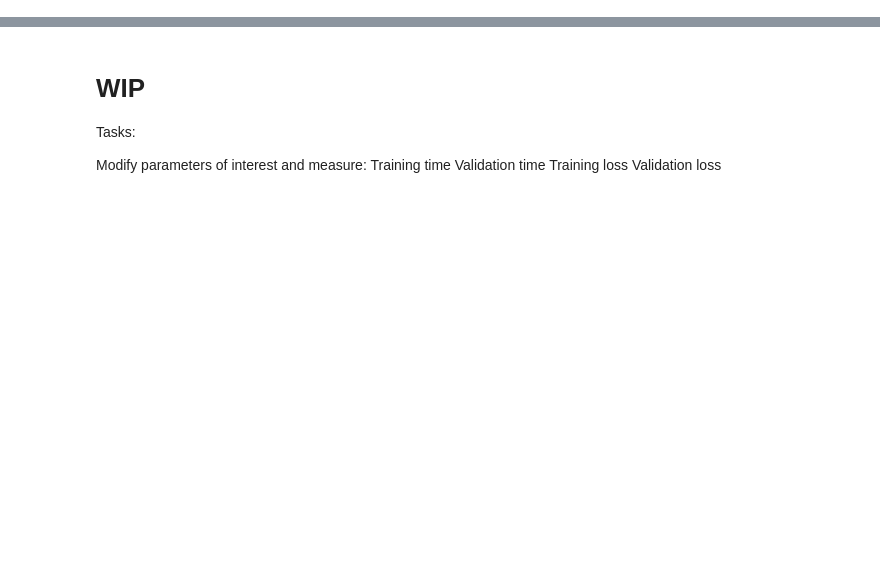
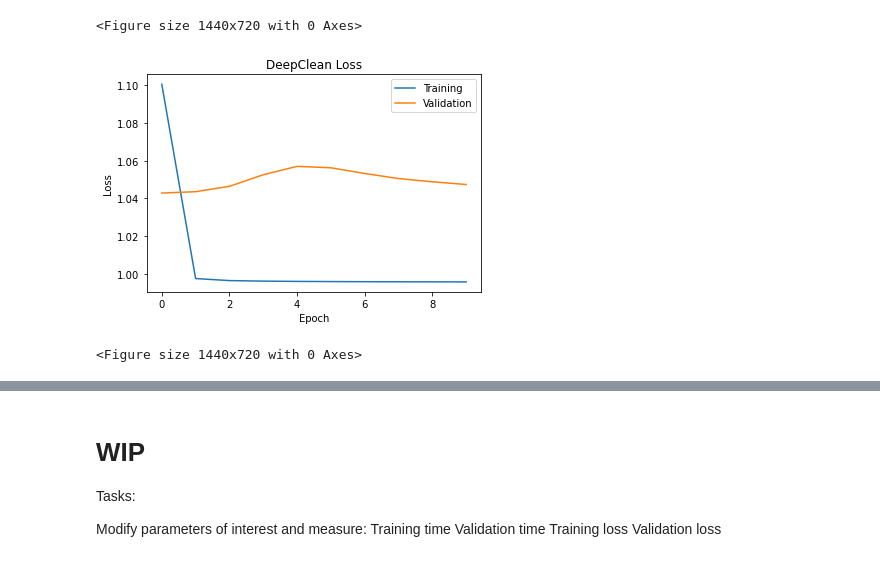
Before and after one commit to telmar3/PHYS139_FinalProject, a Jupyter notebook: cnn_model_w12.ipynb, the cells around one changed output, grey strips where cells are left out. Drawn from its saved outputs; the diff is of its cells as text; code cells hidden in the pictures; blank space fills up the shorter version.

```diff
--- a/cnn_model_w12.ipynb
+++ b/cnn_model_w12.ipynb
@@ -34,13 +58,8 @@ Applying Butterworth to data
 # %%
-import tensorflow as tf
-from tensorflow import keras
-from tensorflow.keras import layers
-
-#Check input shape, given dataset is sampled at 4096Hz
-model = keras.models.Sequential(name="attempt_6")
+model = keras.models.Sequential(name="deepclean")
 #Convolution Layers
 model.add(layers.Conv1D(filters=21, kernel_size=7, strides=1, padding="same", activation="tanh",\
-                        input_shape=(X_train_batch.shape[1], X_train_batch.shape[2])))
+                        input_shape=(witness_data_train.shape[1], witness_data_train.shape[2])))
 model.add(layers.BatchNormalization())
 model.add(layers.Conv1D(filters=8, kernel_size=7, strides=2, padding="same", activation="tanh"))
 model.add(layers.BatchNormalization())
@@ -70,12 +108,11 @@ import numpy as np
 
 lr_schedule = keras.optimizers.schedules.ExponentialDecay(initial_learning_rate=1e-3, decay_steps=100, decay_rate=0.8)
 
-model.compile(loss="mse", optimizer=keras.optimizers.Adam(learning_rate=lr_schedule), metrics=["accuracy"])
+model.compile(loss="mse", optimizer=keras.optimizers.Adam(learning_rate=lr_schedule))
 
-#Fit DeepClean as an Autoencoder, with no train_test_split
 results = model.fit(
-    X_train_batch,
-    y_train_batch,
+    witness_data_train,
+    tstrain_data_train,
     batch_size=32,
     epochs=10,
     verbose=1,
@@ -88 +169,23 @@ results = model.fit(
+# %%
+#History plot from plotting.py
+from matplotlib import figure
+import matplotlib.pyplot as plt
+
+loss = results.history["loss"]
+val_loss = results.history["val_loss"]
+n_epochs = len(loss)
+
+
+plt.plot(np.arange(n_epochs), loss, label="Training")
+plt.plot(np.arange(n_epochs), val_loss, label="Validation")
+plt.legend()
+plt.title("DeepClean Loss")
+plt.xlabel("Epoch")
+plt.ylabel("Loss")
+#plt.ylim(0,0.01)
+plt.figure(figsize=(20,10))
+# %% [output]
+<Figure size 1440x720 with 0 Axes>
+[figure, added]
+<Figure size 1440x720 with 0 Axes>
 # %%
```
Also changed, not shown: parts of 8 cells of this notebook.
